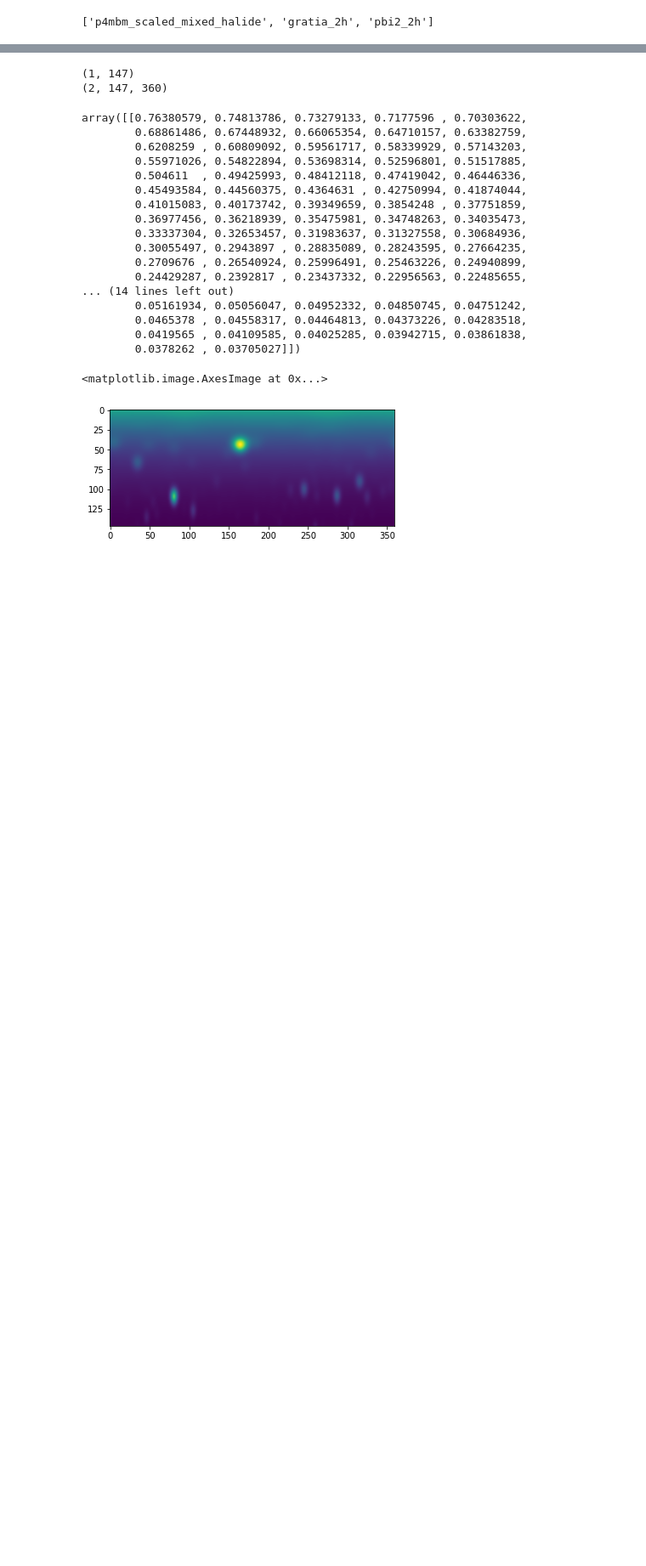
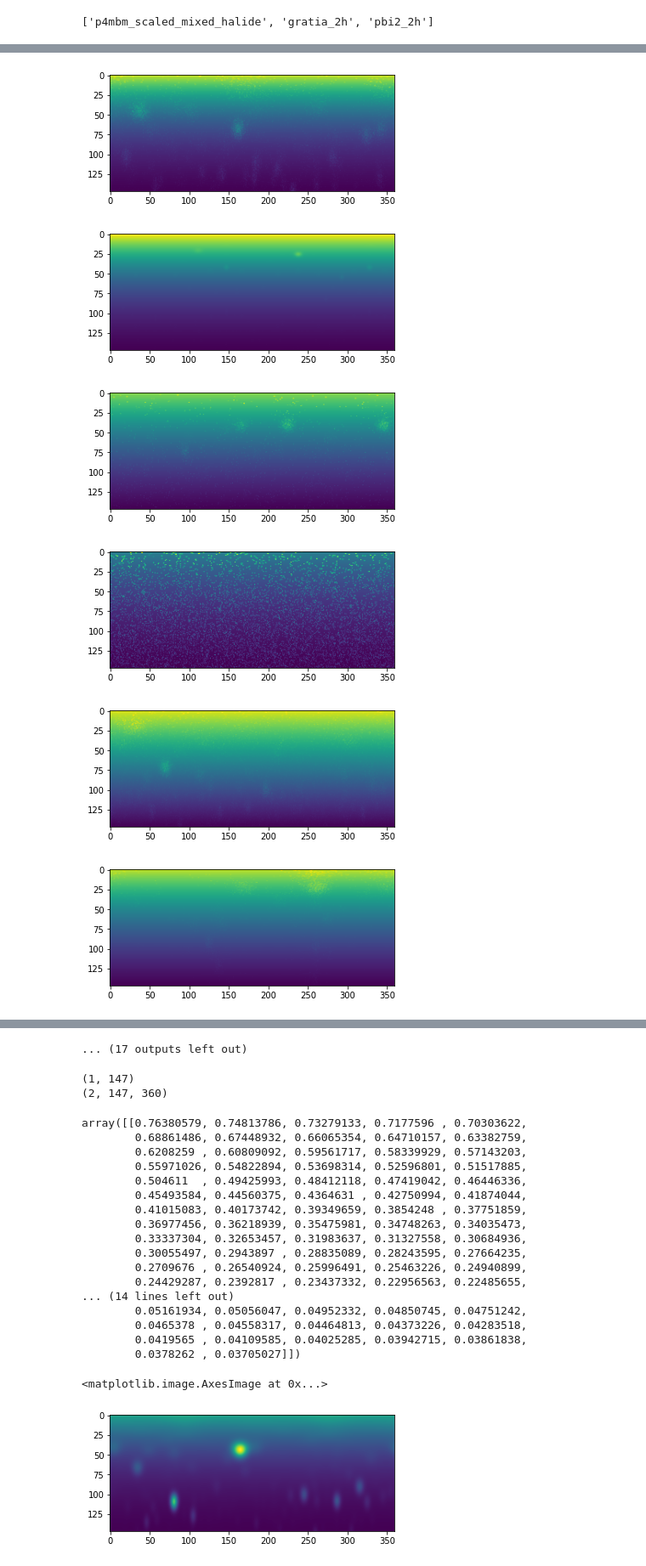
Before and after one commit to jordiferrero/diffsims_xl, a Jupyter notebook: notebooks/test_files/test_simulation_files_saved_correctly.ipynb, the cells around one changed output, grey strips where cells are left out. Shown at 85% size. Saved outputs shown, nothing was run; the diff lists cells and outputs as text; code cells hidden in the pictures; blank space fills up the shorter version.

```diff
--- a/notebooks/test_files/test_simulation_files_saved_correctly.ipynb
+++ b/notebooks/test_files/test_simulation_files_saved_correctly.ipynb
@@ -45,0 +36,12 @@ x.shape
+# %%
+import matplotlib.pyplot as plt
+for i in range(29):
+    plt.figure()
+    plt.imshow(x[i])
+# %% [output]
+[figure, added]
+[figure, added]
+[figure, added]
+[figure, added]
+[figure, added]
+[figure, added]
@@ -46,3 +54,4 @@ x.shape
+... (17 outputs left out)
 # %%
 q = q_axis[13:160]
 
```
Also changed, not shown: parts of 4 cells of this notebook, 1 other file.
